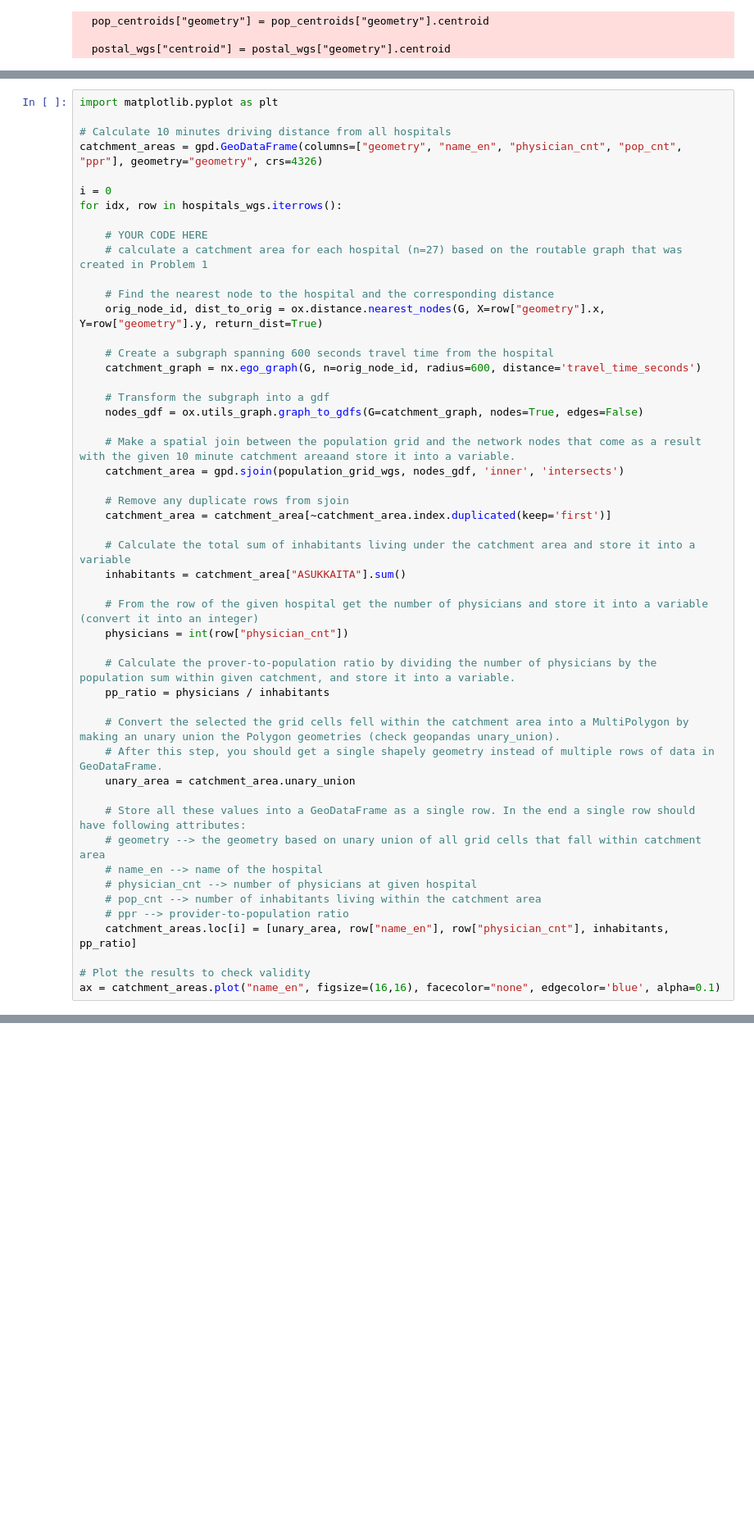
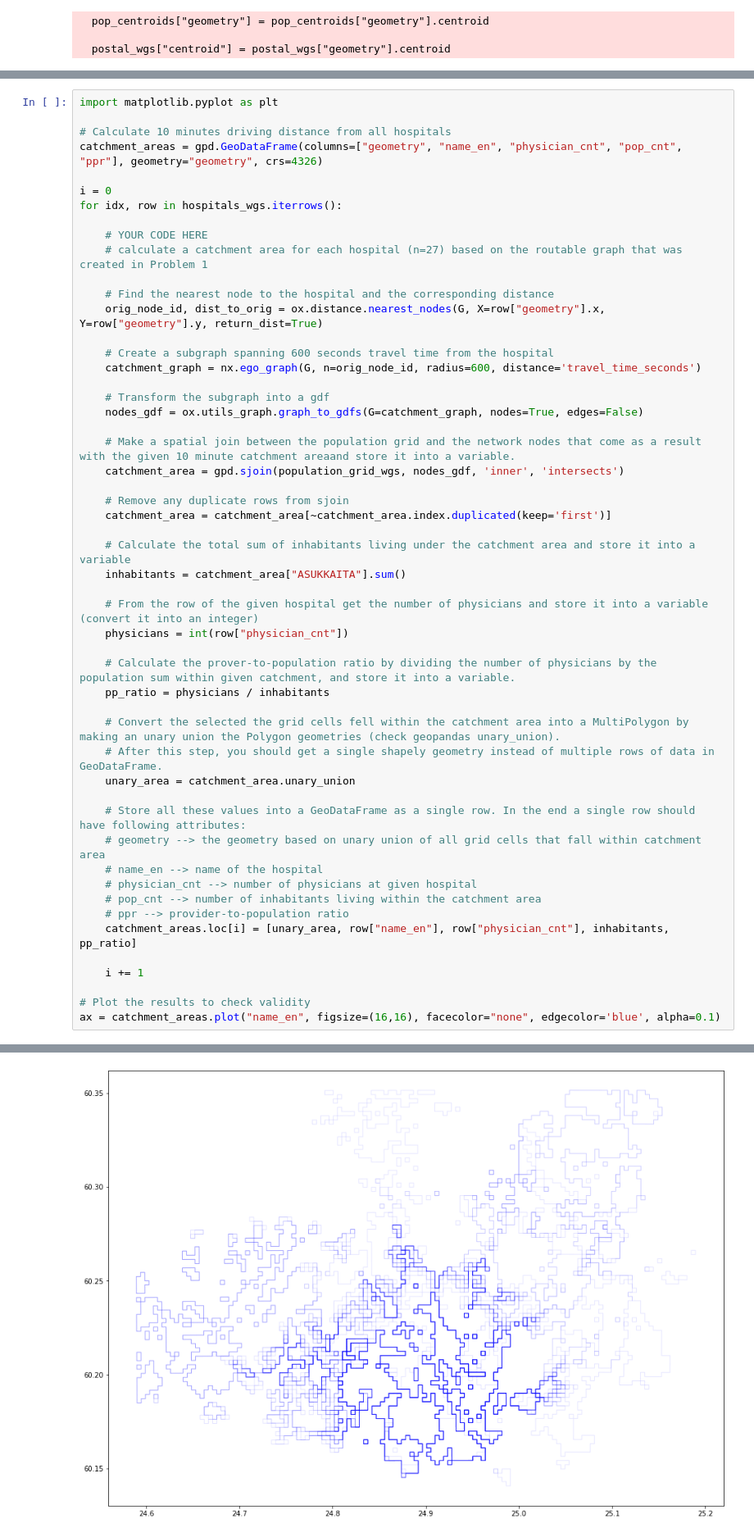
Before and after one commit to Sustainability-GIS-2022/exercise-2-laripernu, a Jupyter notebook: Exercise-2.ipynb, the cells around one changed output, grey strips where cells are left out. Shown at 82% size. Saved outputs shown, nothing was run; the diff lists cells and outputs as text; blank space fills up the shorter version.

```diff
--- a/Exercise-2.ipynb
+++ b/Exercise-2.ipynb
@@ -319,6 +316,8 @@ for idx, row in hospitals_wgs.iterrows():
     # ppr --> provider-to-population ratio
     catchment_areas.loc[i] = [unary_area, row["name_en"], row["physician_cnt"], inhabitants, pp_ratio]
 
+    i += 1
+
 # Plot the results to check validity
 ax = catchment_areas.plot("name_en", figsize=(16,16), facecolor="none", edgecolor='blue', alpha=0.1)
 # %% [output]
@@ -338,3 +324,4 @@ ax = catchment_areas.plot("name_en", figsize=(16,16), facecolor="none", edgecolo
+[figure, added]
 # %% [markdown]
 ## Problem 4 (1 point)
 
```
Also changed, not shown: parts of 3 cells of this notebook.
